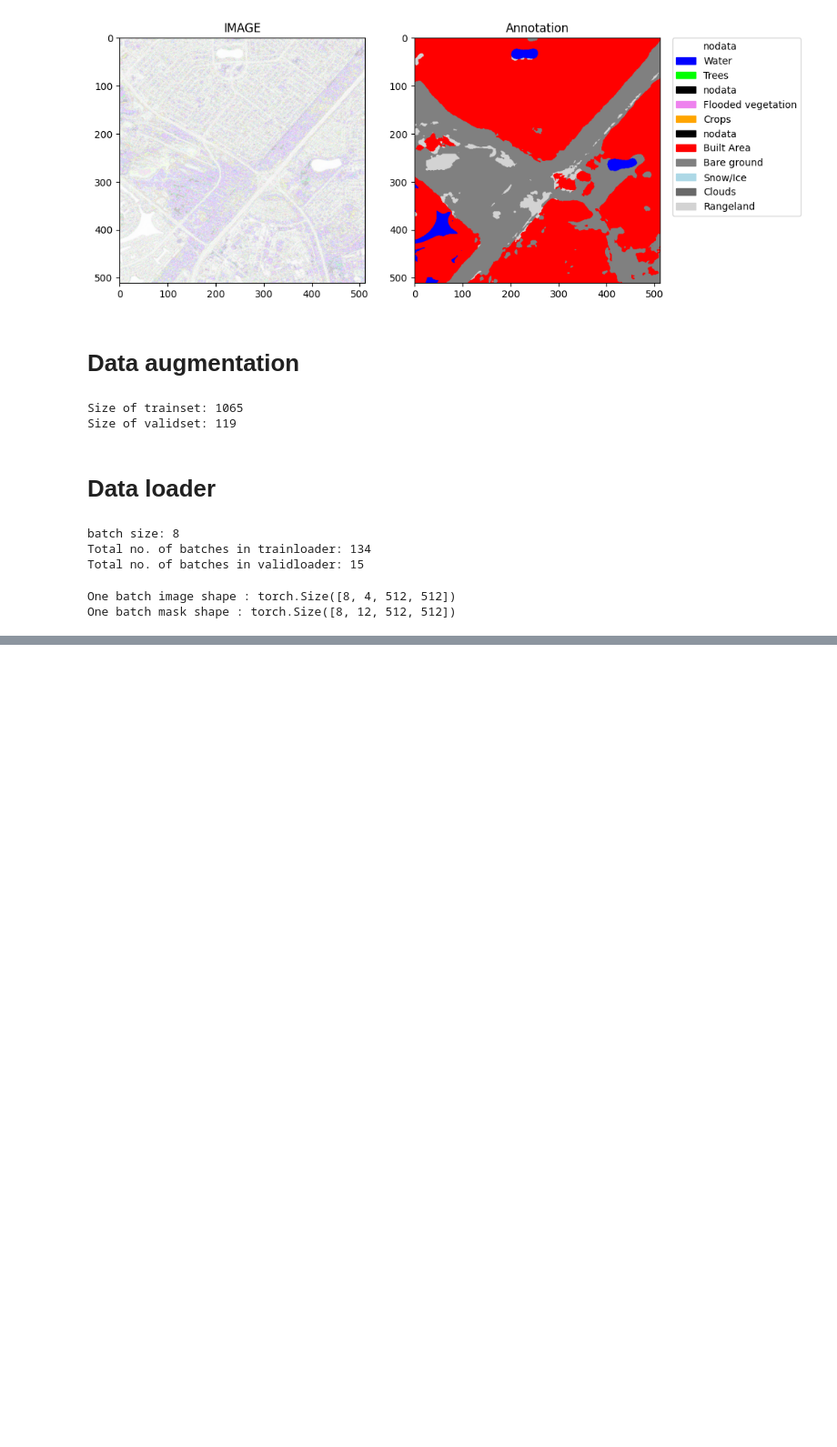
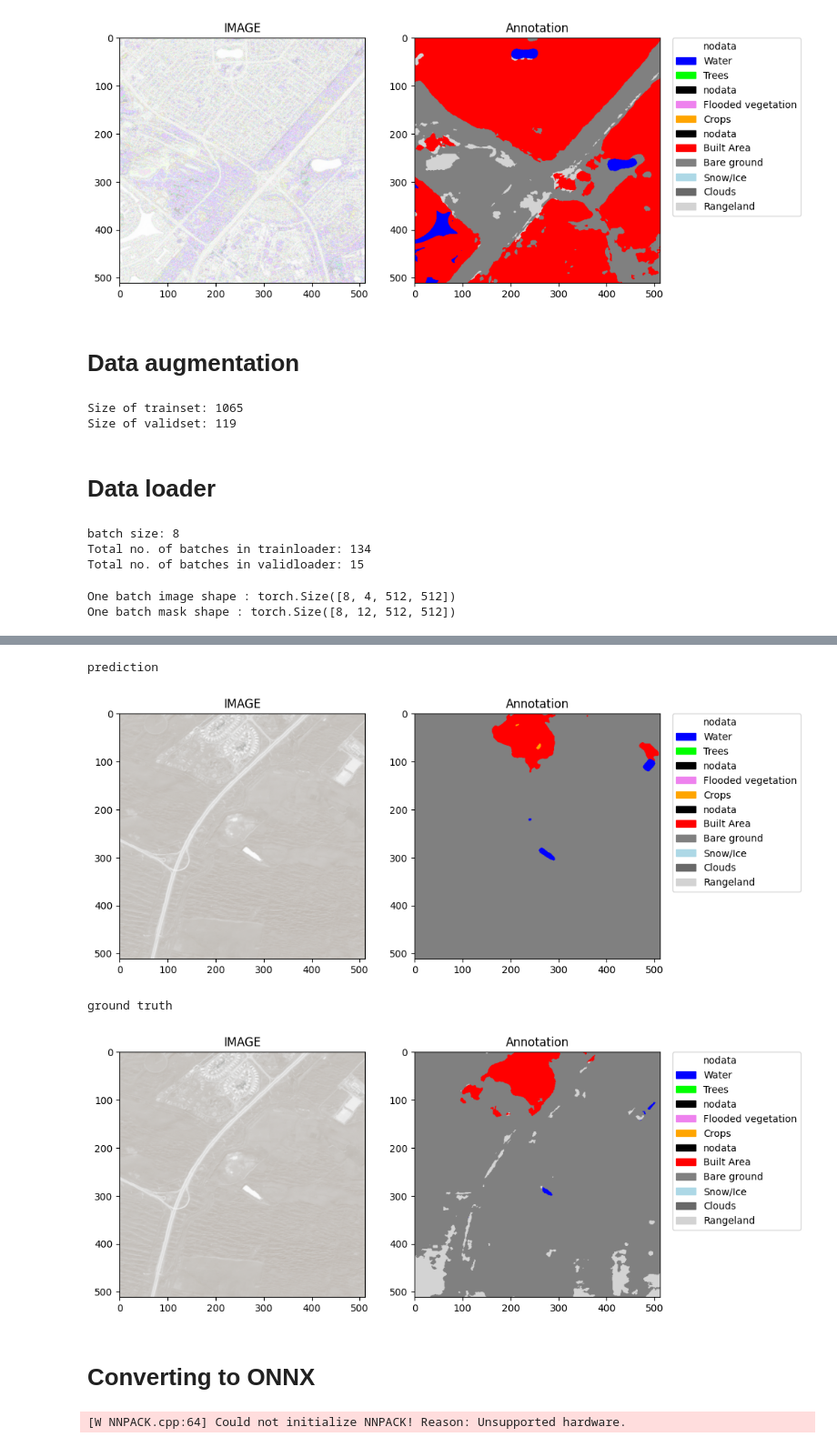
Before and after one commit to younes-abid/Hackathon--LULC, a Jupyter notebook: notebooks/4-unet.ipynb, the cells around one changed output, grey strips where cells are left out. Shown at 91% size. Saved outputs shown, nothing was run; the diff lists cells and outputs as text; code cells hidden in the pictures; blank space fills up the shorter version.

```diff
--- a/notebooks/4-unet.ipynb
+++ b/notebooks/4-unet.ipynb
@@ -469,0 +521,56 @@ pred_mask = (pred_mask > 0.5)*1.0
+# %%
+idx = 7
+image, mask = testset[idx]
+# Set the model to evaluation mode
+model.eval()
+
+# Move the image to the device
+image = image.to(DEVICE)
+
+# Expand dimensions to match model input shape (batch size of 1)
+image = image.unsqueeze(0)
+
+# Forward pass
+with torch.no_grad():
+    logits = model(image)
+
+# Apply softmax activation to get class probabilities
+probabilities = torch.softmax(logits, dim=1)
+
+# Convert probabilities to one-hot encoded format
+predicted_masks = torch.zeros_like(probabilities)
+predicted_masks.scatter_(1, torch.argmax(probabilities, dim=1, keepdim=True),
+                         1)
+
+# Convert predicted masks to numpy array
+predicted_masks = predicted_masks.cpu().numpy()
+
+print('prediction')
+display_image_mask(np.transpose(image[0], (1, 2, 0)),
+                   np.transpose(predicted_masks[0], (1, 2, 0)), land_cover_classes_df)
+print('ground truth')
+display_image_mask(np.transpose(image[0], (1, 2, 0)),
+                   np.transpose(mask, (1, 2, 0)), land_cover_classes_df)
+# %% [output]
+prediction
+[figure, added]
+ground truth
+[figure, added]
+# %% [markdown]
+# Converting to ONNX
+# %%
+# Load your trained model
+model = SegmentationModel()
+model.load_state_dict(torch.load("best-model.pt"))
+
+# Set the model to evaluation mode
+model.eval()
+
+# Provide example inputs to the model
+dummy_input = torch.randn(1, 4, IMG_SIZE, IMG_SIZE)
+
+# Export the model to ONNX
+onnx_path = 'best-model.onnx'
+torch.onnx.export(model, dummy_input, onnx_path, verbose=True)
+# %% [output]
+[W NNPACK.cpp:64] Could not initialize NNPACK! Reason: Unsupported hardware.
```
Also changed, not shown: parts of 43 cells of this notebook, 2 other files.
